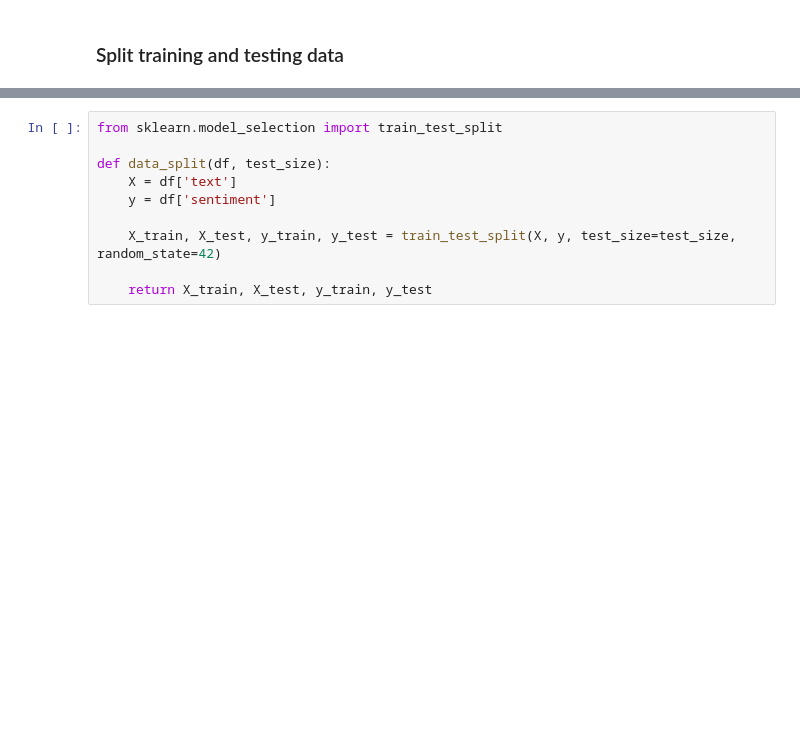
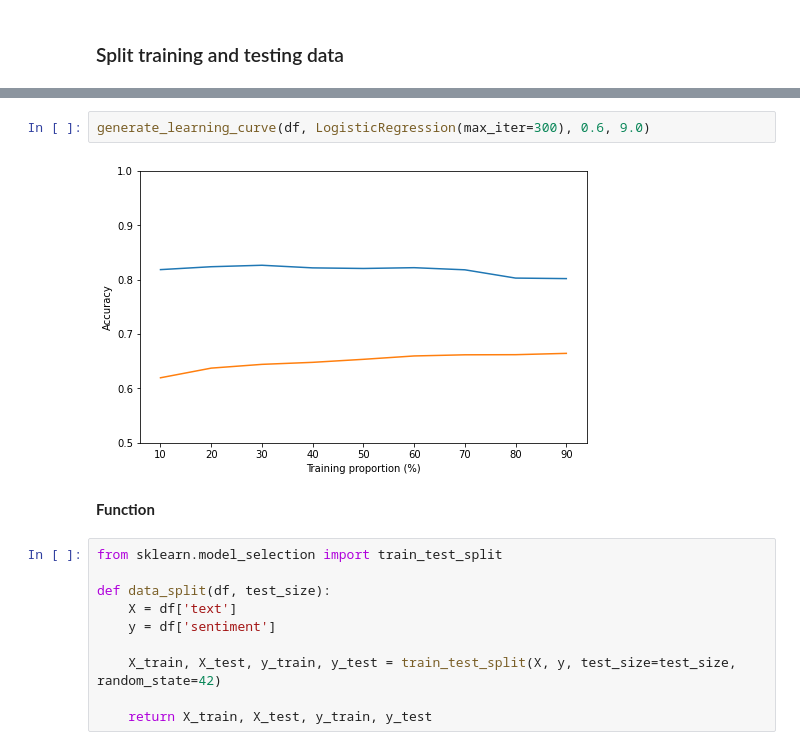
Before and after one commit to kelmanchen/tweet-sentiment-analysis, a Jupyter notebook: Assignment 2 Code.ipynb, the cells around one changed output, grey strips where cells are left out. Cells and saved outputs as stored; diff of their text form; blank space fills up the shorter version.

```diff
--- a/Assignment 2 Code.ipynb
+++ b/Assignment 2 Code.ipynb
@@ -32,3 +65,9 @@ from wordcloud import WordCloud
+# %%
+generate_learning_curve(df, LogisticRegression(max_iter=300), 0.6, 9.0)
+# %% [output]
+[figure, added]
+# %% [markdown]
+**Function**
 # %%
 from sklearn.model_selection import train_test_split
 
```
Also changed, not shown: parts of 10 cells of this notebook.
